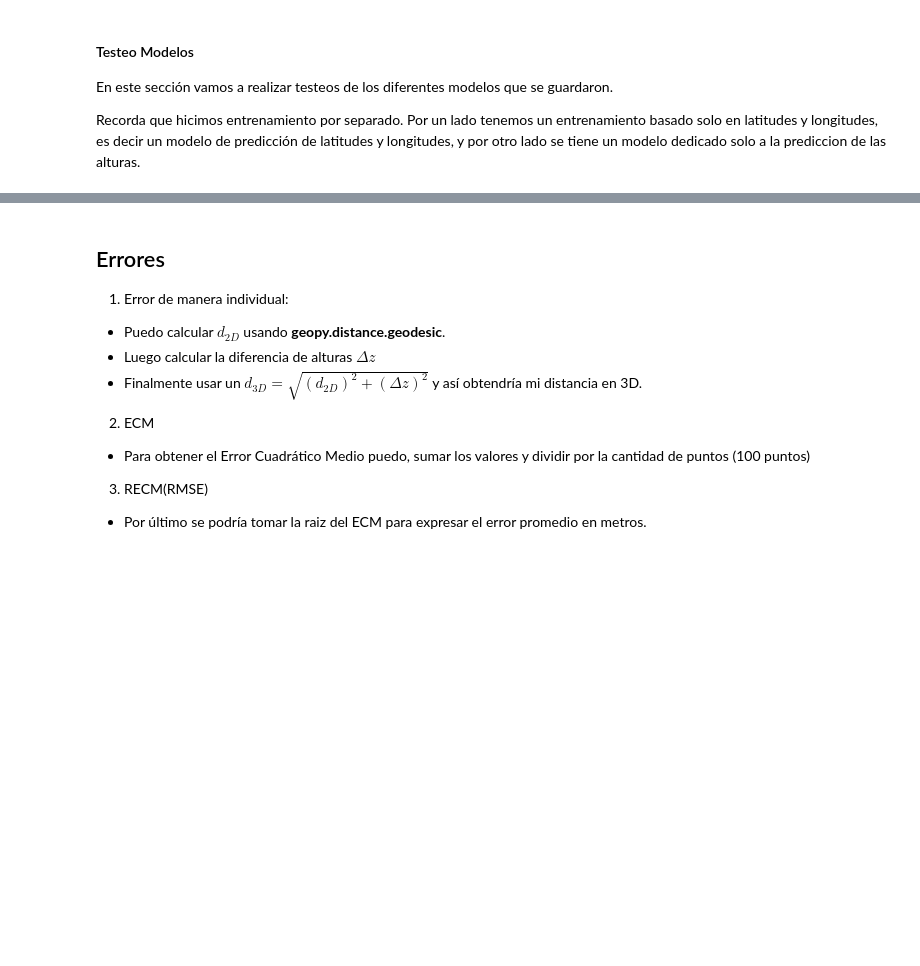
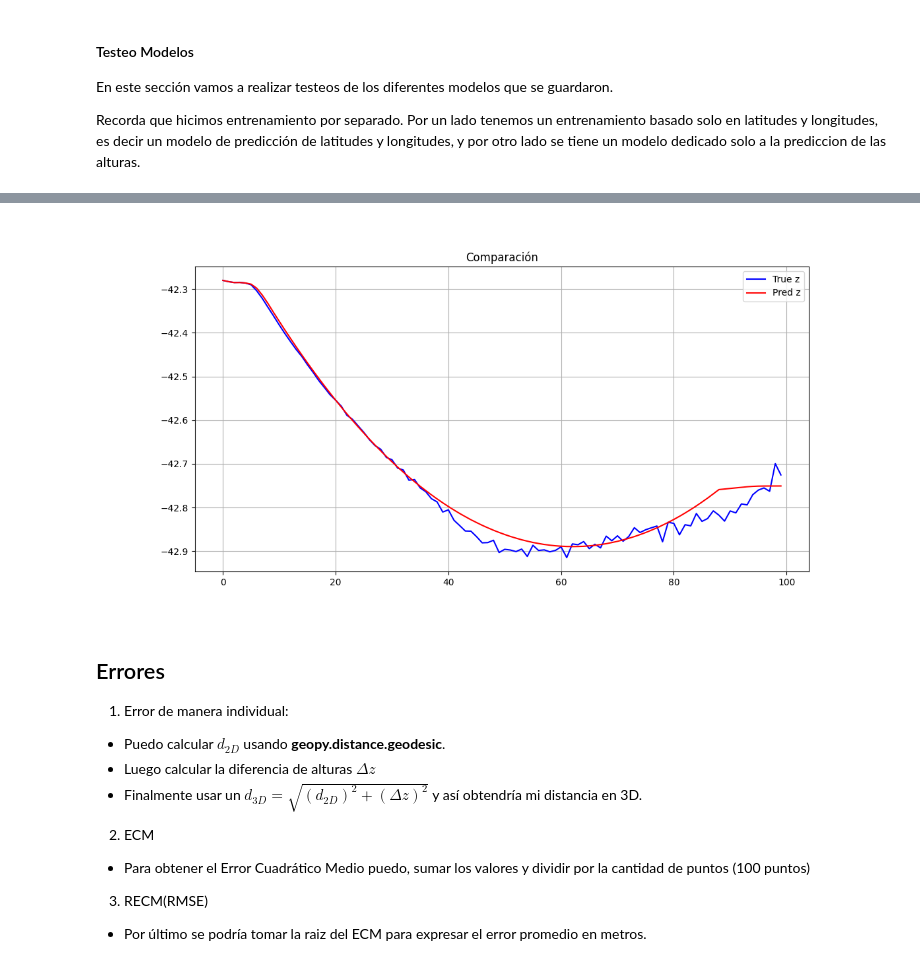
Before and after one commit to ValeFernando840/Ray-Tracing, a Jupyter notebook: 04-Testeo_Modelos.ipynb, the cells around one changed output, grey strips where cells are left out. Drawn from its saved outputs; the diff is of its cells as text; code cells hidden in the pictures; blank space fills up the shorter version.

```diff
--- a/04-Testeo_Modelos.ipynb
+++ b/04-Testeo_Modelos.ipynb
@@ -112,0 +105,16 @@ y_true_heights = y_true[200:300]
+# %%
+phi_true, theta_true, r_true = gc.transform_cartesian_to_spherical(y_true_x*R0, y_true_y*R0, y_true_z*R0)
+phi_pred, theta_pred, r_pred = gc.transform_cartesian_to_spherical(y_pred_x*R0, y_pred_y*R0, y_pred_z*R0)
+
+lat_pred, lon_pred, alt_pred = gc.transform_spherical_to_geographic(phi_pred, theta_pred, r_pred)
+lat_true, lon_true, alt_true = gc.transform_spherical_to_geographic(phi_true, theta_true, r_true)
+
+plt.figure(figsize = (12,6))
+plt.plot(lat_pred, label = 'True z', color = 'blue')
+plt.plot(lat_true, label = 'Pred z', color = 'red')
+plt.title('Comparación')
+plt.grid(True)
+plt.legend()
+plt.show()
+# %% [output]
+[figure, added]
```
Also changed, not shown: parts of 10 cells of this notebook, 3 other files.
